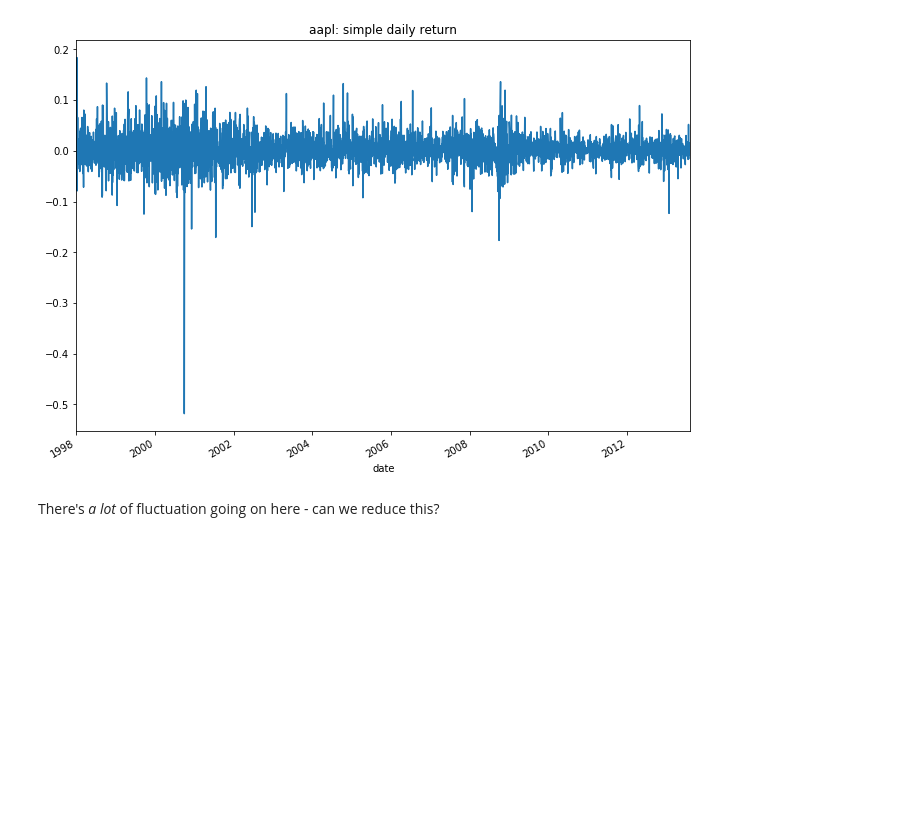
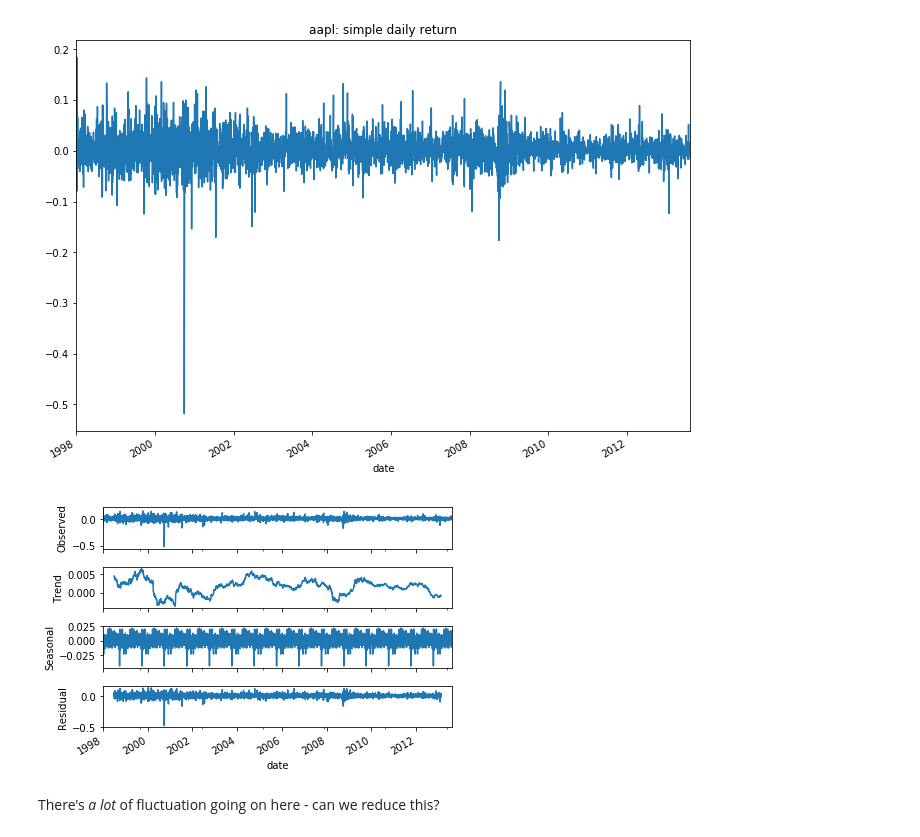
Before and after one commit to lermana/python_fundamentals, a Jupyter notebook: time_series_analysis_answers.ipynb, the cells around one changed output. Saved outputs shown, nothing was run; the diff lists cells and outputs as text; code cells hidden in the pictures; blank space fills up the shorter version.

```diff
--- a/time_series_analysis_answers.ipynb
+++ b/time_series_analysis_answers.ipynb
@@ -236,6 +302,12 @@ ax = aapl_df.return_simple.plot(figsize=(11, 8))
 t = ax.set_title("aapl: simple daily return")
 # %% [output]
 [figure]
+# %%
+res = sm.tsa.seasonal_decompose(aapl_df.return_simple.dropna(), freq=252)
+# %%
+resplot = res.plot()
+# %% [output]
+[figure, added]
 # %% [markdown]
 There's _a lot_ of fluctuation going on here - can we reduce this?
 # %%
```
Also changed, not shown: parts of 46 cells of this notebook.
